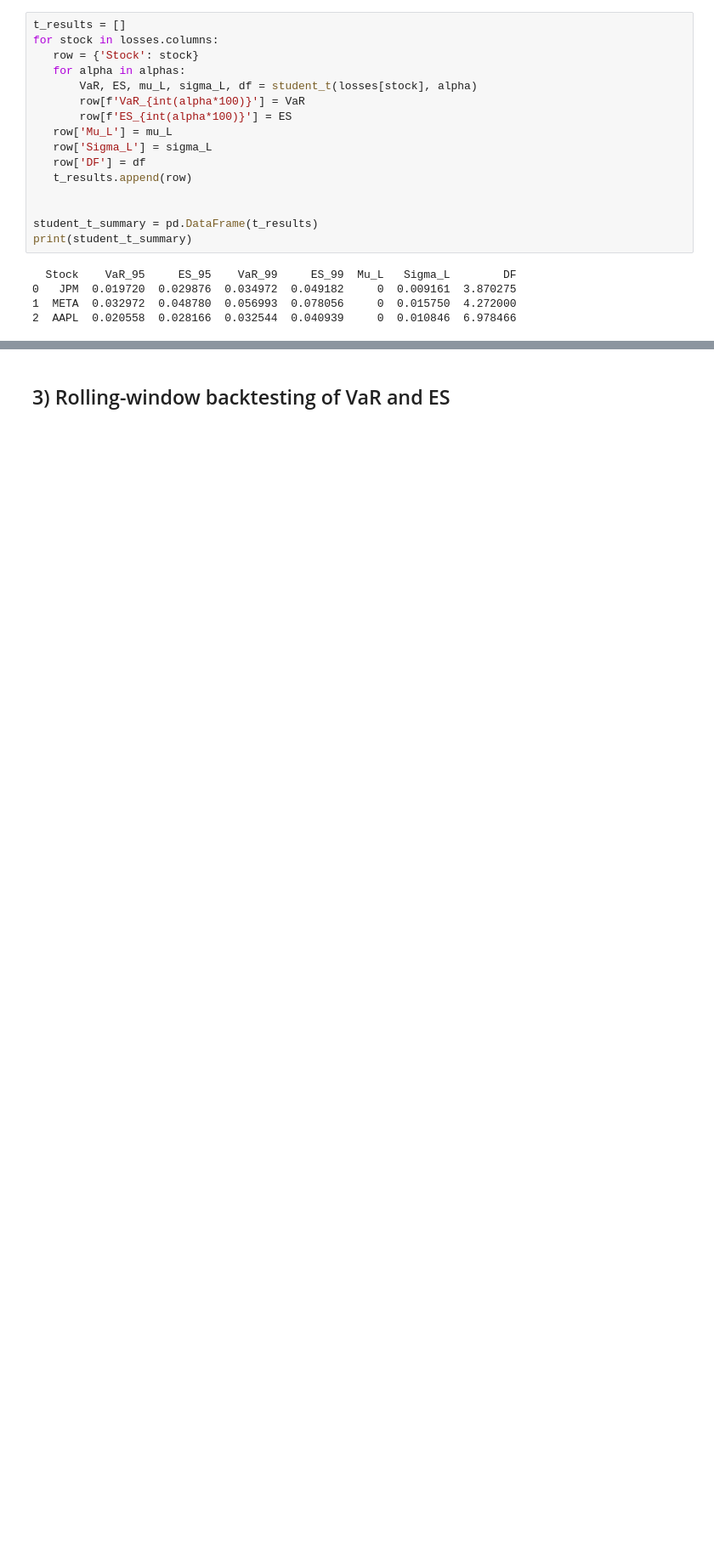
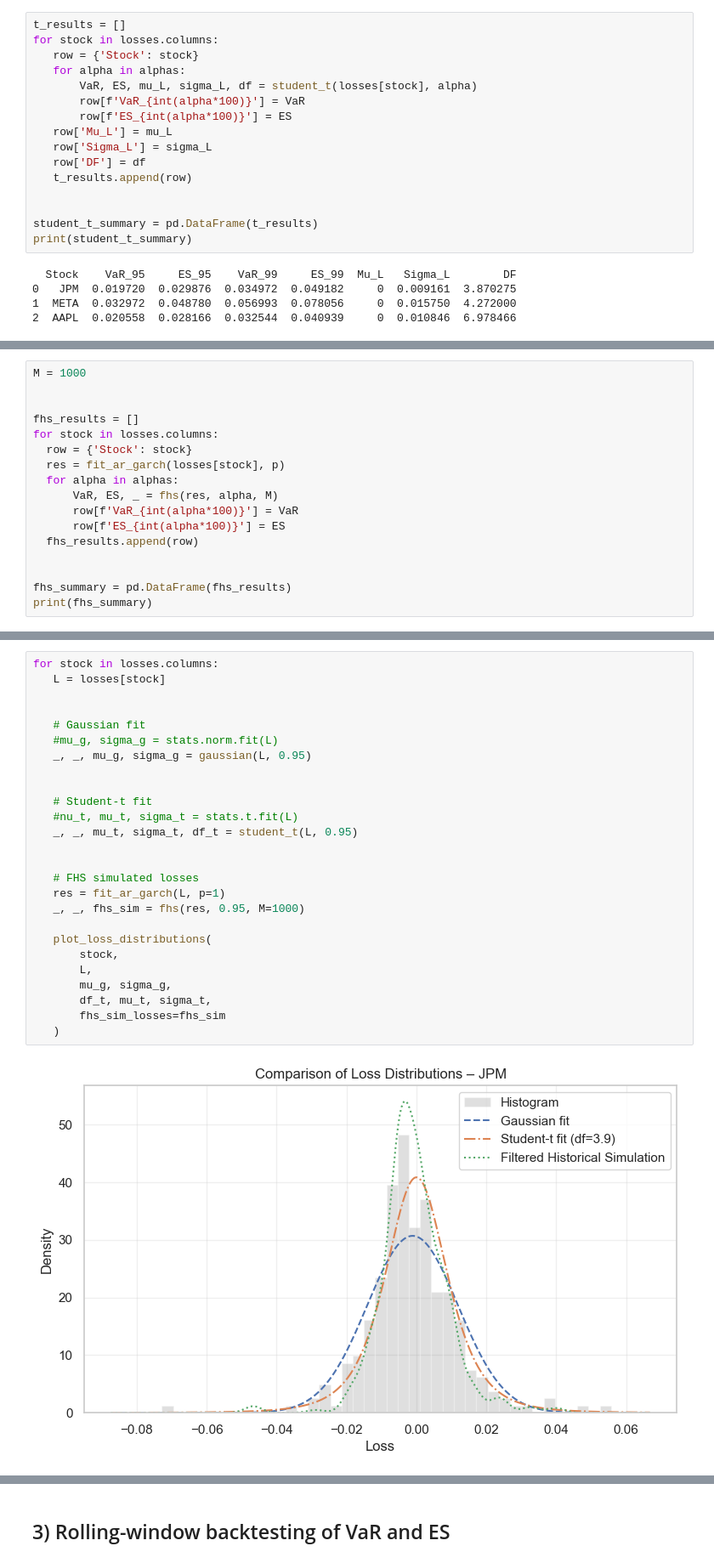
Before and after one commit to Tellefskofteland/QRM_project1, a Jupyter notebook: Project1_template_v2.ipynb, the cells around one changed output, grey strips where cells are left out. Shown at 85% size. Saved outputs shown, nothing was run; the diff lists cells and outputs as text; blank space fills up the shorter version.

```diff
--- a/Project1_template_v2.ipynb
+++ b/Project1_template_v2.ipynb
@@ -438,0 +533,17 @@ print(student_t_summary)
+# %%
+M = 1000
+
+
+fhs_results = []
+for stock in losses.columns:
+  row = {'Stock': stock}
+  res = fit_ar_garch(losses[stock], p)
+  for alpha in alphas:
+      VaR, ES, _ = fhs(res, alpha, M)
+      row[f'VaR_{int(alpha*100)}'] = VaR
+      row[f'ES_{int(alpha*100)}'] = ES
+  fhs_results.append(row)
+
+
+fhs_summary = pd.DataFrame(fhs_results)
+print(fhs_summary)
@@ -438,0 +619,28 @@ print(student_t_summary)
+# %%
+for stock in losses.columns:
+   L = losses[stock]
+
+
+   # Gaussian fit
+   #mu_g, sigma_g = stats.norm.fit(L)
+   _, _, mu_g, sigma_g = gaussian(L, 0.95)
+
+
+   # Student-t fit
+   #nu_t, mu_t, sigma_t = stats.t.fit(L)
+   _, _, mu_t, sigma_t, df_t = student_t(L, 0.95)
+
+
+   # FHS simulated losses
+   res = fit_ar_garch(L, p=1)
+   _, _, fhs_sim = fhs(res, 0.95, M=1000)
+
+   plot_loss_distributions(
+       stock,
+       L,
+       mu_g, sigma_g,
+       df_t, mu_t, sigma_t,
+       fhs_sim_losses=fhs_sim
+   )
+# %% [output]
+[figure, added]
```
Also changed, not shown: parts of 11 cells of this notebook.
